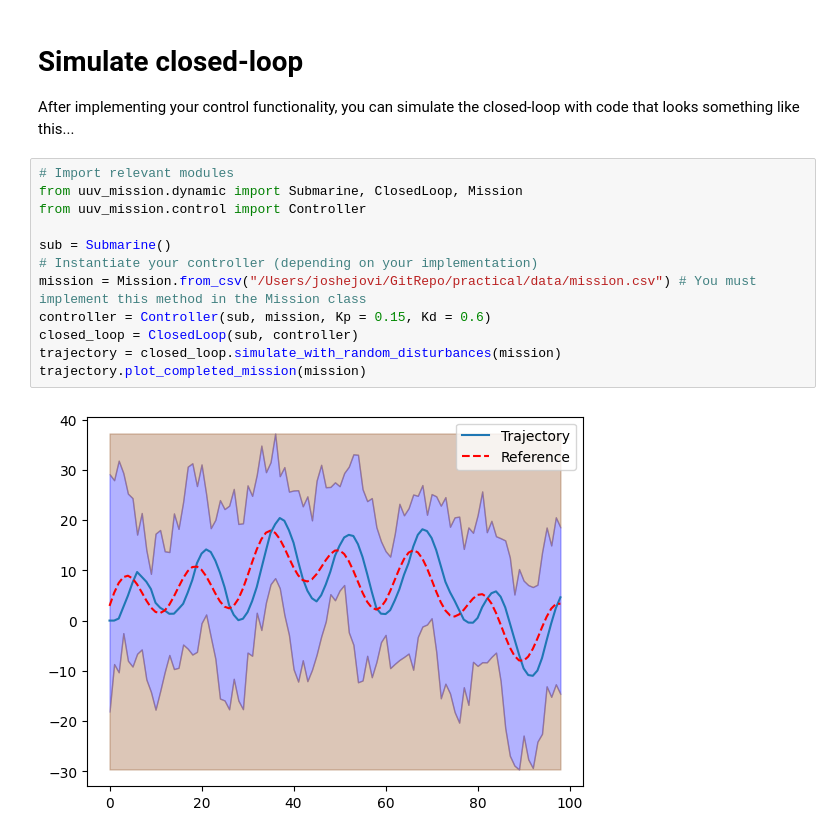
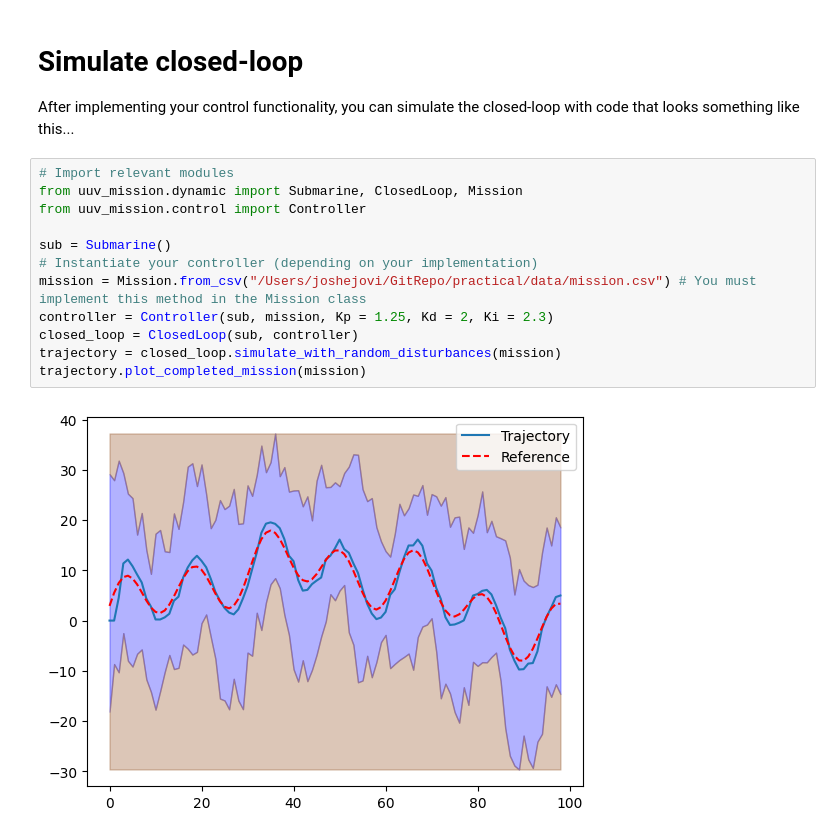
Before and after one commit to J1-E/b1-coding-practical-mt25, a Jupyter notebook: notebooks/demo.ipynb, the cells around one changed output. Saved outputs shown, nothing was run; the diff lists cells and outputs as text.

Commit message:
Added integral term to controller to try to eliminate steady state error

```diff
--- a/notebooks/demo.ipynb
+++ b/notebooks/demo.ipynb
@@ -12,14 +12,14 @@ After implementing your control functionality, you can simulate the closed-loop
 # %%
 # Import relevant modules
 from uuv_mission.dynamic import Submarine, ClosedLoop, Mission
 from uuv_mission.control import Controller
 
 sub = Submarine()
 # Instantiate your controller (depending on your implementation)
 mission = Mission.from_csv("/Users/joshejovi/GitRepo/practical/data/mission.csv") # You must implement this method in the Mission class
-controller = Controller(sub, mission, Kp = 0.15, Kd = 0.6)
+controller = Controller(sub, mission, Kp = 1.25, Kd = 2, Ki = 2.3)
 closed_loop = ClosedLoop(sub, controller)
 trajectory = closed_loop.simulate_with_random_disturbances(mission)
 trajectory.plot_completed_mission(mission)
 # %% [output]
-[figure, old version]
+[figure, new version]
```
Also changed, not shown: 1 other file.
